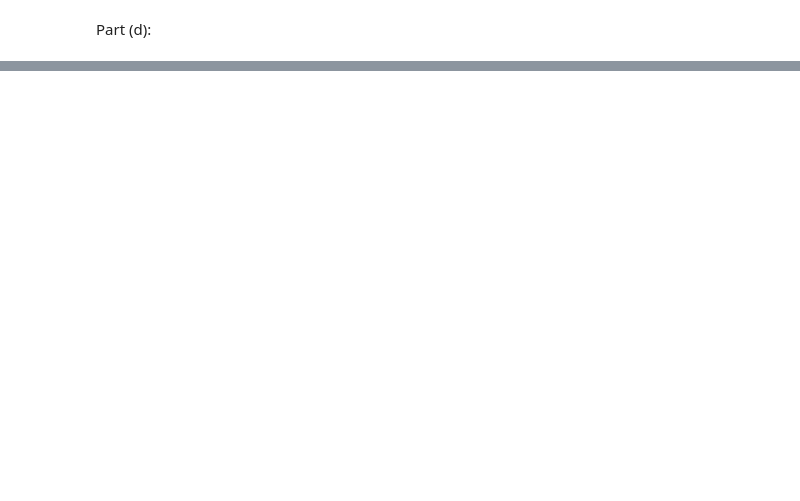
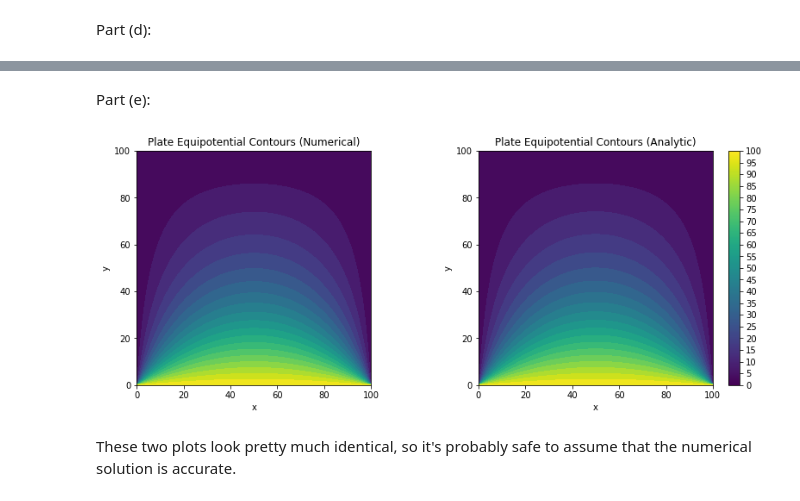
Before and after one commit to JSheare/Computational-Physics, a Jupyter notebook: Exercise Set 7.ipynb, the cells around one changed output, grey strips where cells are left out. Cells and saved outputs as stored; diff of their text form; code cells hidden in the pictures; blank space fills up the shorter version.

```diff
--- a/Exercise Set 7.ipynb
+++ b/Exercise Set 7.ipynb
@@ -204,0 +190,76 @@ IndexError: invalid index to scalar variable.
+# %% [markdown]
+Part (e):
+# %%
+def laplace_line_analytic(dimension, h, tolerance):
+    n_points = int(dimension/h)
+    V = np.zeros((n_points+1, n_points+1))
+
+    x_arr = np.arange(0, dimension+h, h)
+    x_indices = np.array([s for s in range(len(x_arr))])
+    y_arr = np.arange(0, dimension+h, h)
+    y_indices = np.array([s for s in range(len(y_arr))])
+    X, Y = np.meshgrid(x_arr, y_arr)
+    X_indices, Y_indices = np.meshgrid(x_indices, y_indices)
+
+    V_old = np.copy(V)
+    n_iter = 1
+    while True:
+        if n_iter % 2 == 0:
+            n_iter += 1
+            continue
+
+        point_sum = 0
+        for i in range(1, n_points):
+            x = x_arr[i]
+            for j in range(1, n_points):
+                y = y_arr[j]
+                term1 = (400/(n_iter*np.pi))
+                term2 = np.sin((n_iter*np.pi*x)/dimension)
+                term3 = (np.sinh((n_iter*np.pi*y)/dimension)/np.sinh(n_iter*np.pi))
+                V[i, j] = V[i, j] + term1*term2*term3
+
+        for i in range(0, n_points+1):
+            for j in range(0, n_points+1):
+                if np.abs(V[i, j] - V_old[i, j]) < tolerance:
+                    point_sum += 1
+
+        if point_sum == len(V)**2:
+            break
+
+        n_iter += 1
+        V_old = np.copy(V)
+
+    for i in range(len(V)):  # I defined my coordinates differently so I'm flipping the result
+        V[i] = V[i, ::-1]
+
+    for k in range(0, n_points+1):
+        V[k,0] = 100.0
+
+    Z = V[X_indices,Y_indices]
+    return X, Y, Z, n_iter
+
+
+dimension = 100
+h = 1
+tolerance = 1e-2
+alpha = 0.93
+num_X, num_Y, num_Z, num_iter = laplace_line_relax(dimension, h, tolerance, alpha)
+ana_X, ana_Y, ana_Z, ana_iter = laplace_line_analytic(dimension, h, tolerance)
+
+fig, [ax1, ax2] = plt.subplots(1, 2, figsize=(14, 5))
+num = ax1.contourf(num_X, num_Y, num_Z, levels=np.arange(0, 105, 5))
+ax1.set_xlabel('x')
+ax1.set_ylabel('y')
+ax1.set_title('Plate Equipotential Contours (Numerical)')
+ax1.set_aspect('equal', adjustable='box')
+fig.colorbar(ScalarMappable(norm=num.norm, cmap=num.cmap), ticks=range(0, 105, 5))
+ana = ax2.contourf(ana_X, ana_Y, ana_Z, levels=np.arange(0, 105, 5))
+ax2.set_xlabel('x')
+ax2.set_ylabel('y')
+ax2.set_title('Plate Equipotential Contours (Analytic)')
+ax2.set_aspect('equal', adjustable='box')
+plt.show()
+# %% [output]
+[figure, added]
+# %% [markdown]
+These two plots look pretty much identical, so it's probably safe to assume that the numerical solution is accurate.
```
Also changed, not shown: parts of 7 cells of this notebook.
